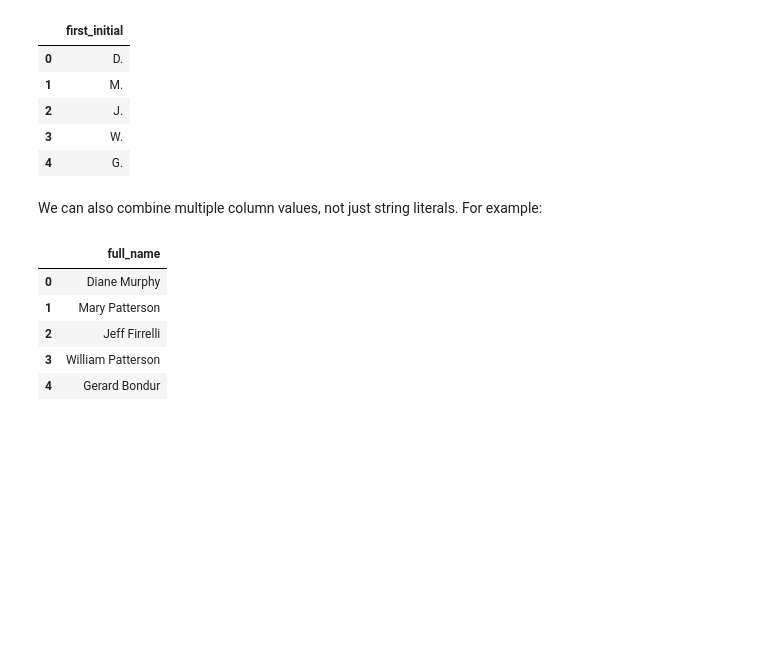
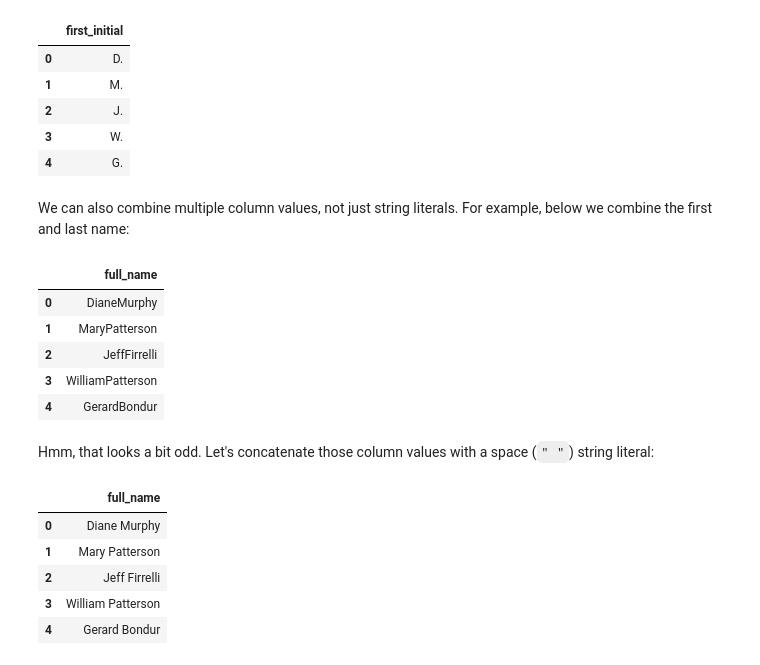
Before and after one commit to learn-co-curriculum/dsc-selecting-data-v2-4, a Jupyter notebook: index.ipynb, the cells around one changed output. Drawn from its saved outputs; the diff is of its cells as text; code cells hidden in the pictures; blank space fills up the shorter version.

Commit message:
AS clarification, additional || example

```diff
--- a/index.ipynb
+++ b/index.ipynb
@@ -325,7 +327,21 @@ SELECT substr(firstName, 1, 1) || "." AS first_initial
 | 3 | W. |
 | 4 | G. |
 # %% [markdown]
-We can also combine multiple column values, not just string literals. For example:
+We can also combine multiple column values, not just string literals. For example, below we combine the first and last name:
+# %%
+pd.read_sql("""
+SELECT firstName || lastName AS full_name
+  FROM employees;
+""", conn).head()
+# %% [output]
+|  | full_name |
+| 0 | DianeMurphy |
+| 1 | MaryPatterson |
+| 2 | JeffFirrelli |
+| 3 | WilliamPatterson |
+| 4 | GerardBondur |
+# %% [markdown]
+Hmm, that looks a bit odd. Let's concatenate those column values with a space (`" "`) string literal:
 # %%
 pd.read_sql("""
 SELECT firstName || " " || lastName AS full_name
```
Also changed, not shown: parts of 2 cells of this notebook, 1 other file.
